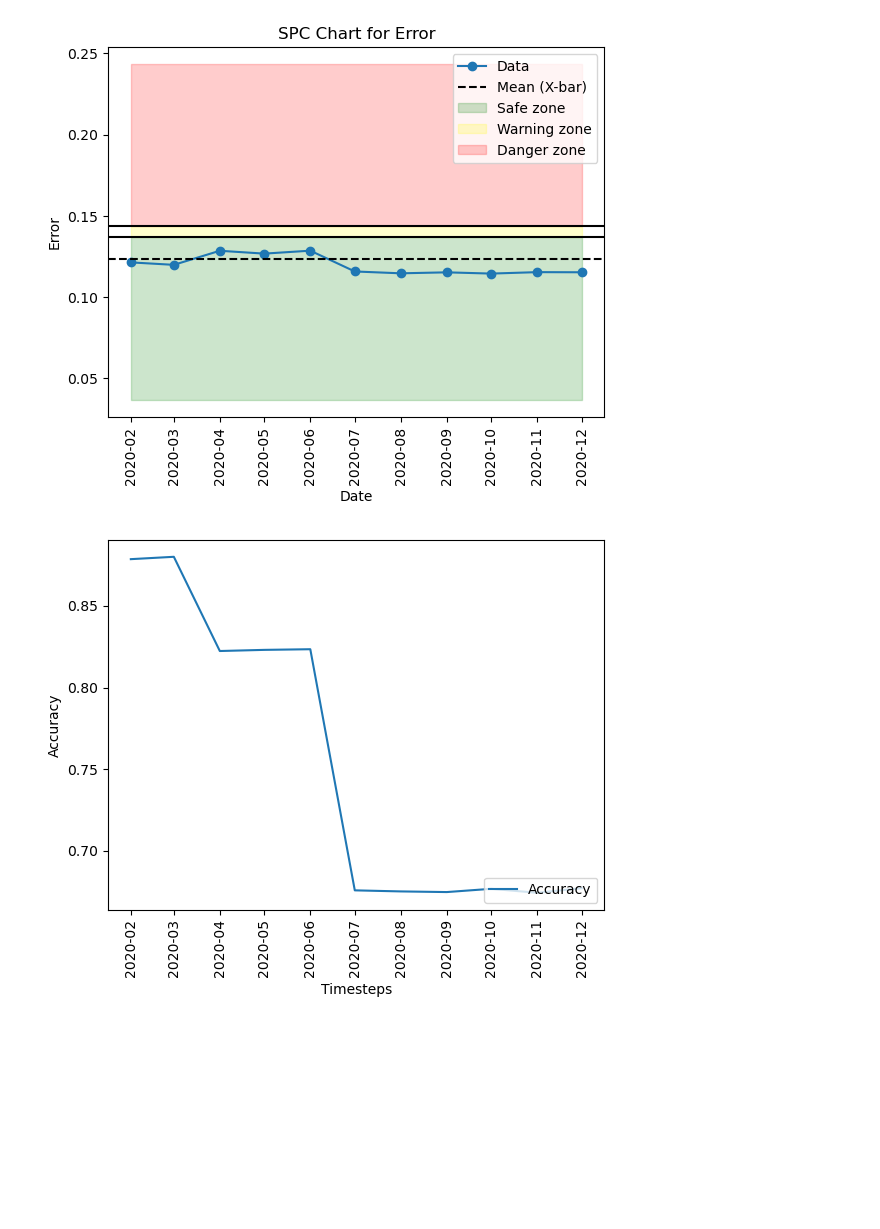
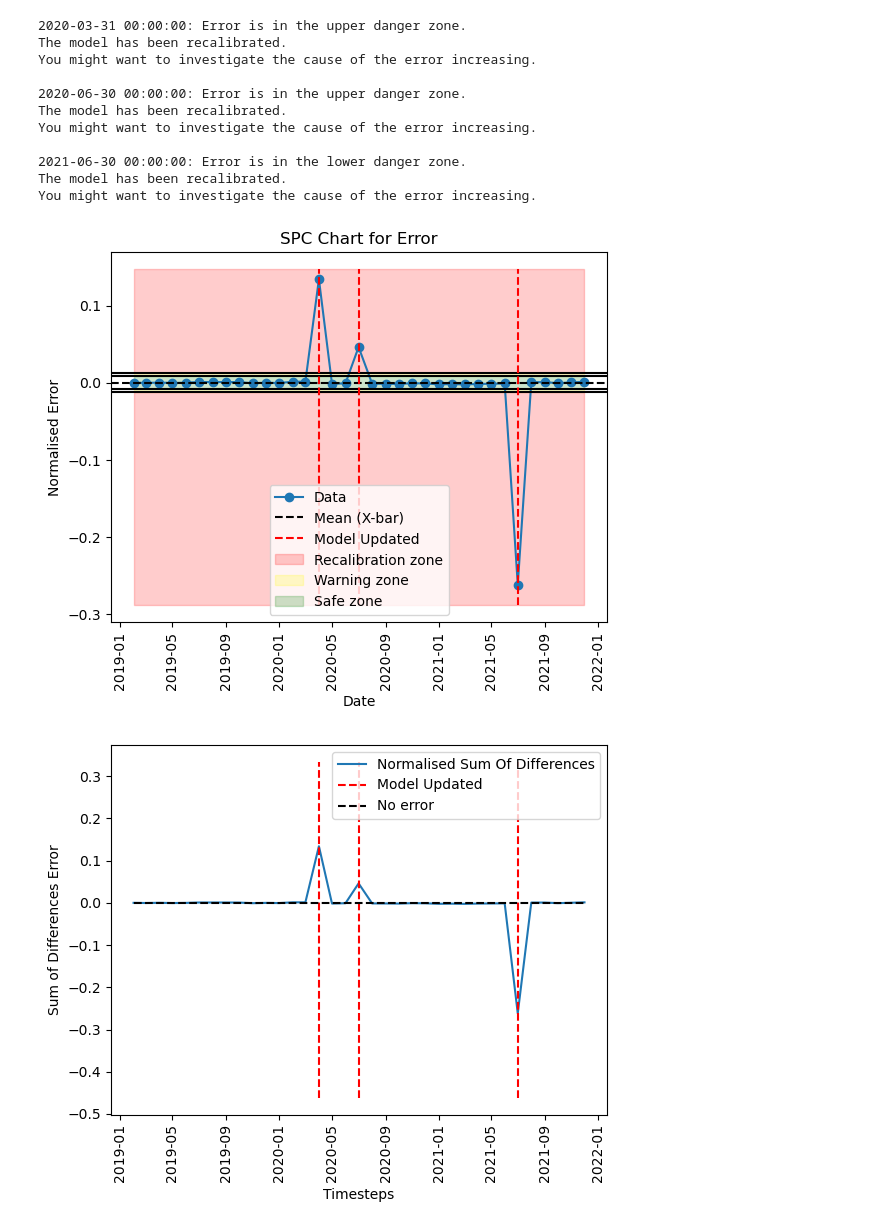
Before and after one commit to sdrelton/PREDICT, a Jupyter notebook: Examples/spc_covid_example.ipynb, the cells around one changed output. Cells and saved outputs as stored; diff of their text form; code cells hidden in the pictures; blank space fills up the shorter version.

```diff
--- a/Examples/spc_covid_example.ipynb
+++ b/Examples/spc_covid_example.ipynb
@@ -16,5 +37,4 @@ import matplotlib.pyplot as plt
 # %%
-# Initialize dictionary
 mydict = {
     'date': list(),
     'outcome': list(),
@@ -28,36 +48,43 @@ mydict = {
 np.random.seed(42)
 
 # Define date range and COVID shock periods
-startDate = pd.to_datetime('01-01-2020', dayfirst=True)
-endDate = pd.to_datetime('31-12-2020', dayfirst=True)
+startDate = pd.to_datetime('01-01-2019', dayfirst=True)  # Start a year before COVID
+endDate = pd.to_datetime('31-12-2021', dayfirst=True)  # Include recovery period after COVID
 switchDate = pd.to_datetime('01-03-2020', dayfirst=True)  # COVID starts spreading
 switchDate2 = pd.to_datetime('01-06-2020', dayfirst=True)  # Peak of the pandemic
+recoveryDate = pd.to_datetime('01-06-2021', dayfirst=True)  # Start of recovery phase
 numdays = (endDate - startDate).days
 switchDays = (switchDate - startDate).days
 switch2Days = (switchDate2 - startDate).days
+recoveryDays = (recoveryDate - startDate).days
 
 for i in range(numdays):
     curday = startDate + dt.timedelta(days=i)
 
-    age = np.random.normal(70, 5, 5000) # Mean age 70 years, std 5
-    systolic_bp = np.random.normal(120, 20, 5000) # Mean systolic blood pressure 120 mmHg, std 10
+    age = np.random.normal(70, 5, 5000)  # Mean age 70 years, std 5
+    systolic_bp = np.random.normal(120, 20, 5000)  # Mean systolic blood pressure 120 mmHg, std 10
+
     # Calculate baseline log-odds
     lp = -1.5 + 0.5 * (age - 70) / 5 + 2 * (systolic_bp - 120) / 10
     curpredictions = 1 / (1 + np.exp(-lp))  # Convert to probability
 
     # Simulate COVID effects
-    if i >= switchDays:
-        lp += 1.5  # Increase incidence due to initial COVID impact
-    if i >= switch2Days:
-        lp += 2.0  # Further increase as the pandemic peaks
+    if switchDays <= i < switch2Days:
+        lp += 1.5  # Initial impact of COVID
+    elif switch2Days <= i < recoveryDays:
+        lp += 2.0  # Peak of the pandemic
+    elif i >= recoveryDays:
+        lp -= 1.0  # Recovery period—improved health outcomes
 
     # Simulate flu symptoms
     if i < switchDays:
         flu_symptoms = np.random.binomial(1, 0.1, 5000)  # Low baseline prevalence
     elif i < switch2Days:
         flu_symptoms = np.random.binomial(1, 0.3, 5000)  # Increased prevalence during COVID spread
+    elif i < recoveryDays:
+        flu_symptoms = np.random.binomial(1, 0.5, 5000)  # Higher prevalence during pandemic peak
     else:
-        flu_symptoms = np.random.binomial(1, 0.5, 5000)  # Higher prevalence during pandemic peak
+        flu_symptoms = np.random.binomial(1, 0.2, 5000)  # Reduced prevalence during recovery
 
     # Generate outcomes
     curoutcomes = np.random.binomial(1, 1 / (1 + np.exp(-lp)))  # Simulate "heart attack" events
@@ -83,18 +122,28 @@ df.head()
 # %%
 model = RecalibratePredictions()
-model.trigger = SPCTrigger(model=model, input_data=df, numMonths=6)
+model.trigger = SPCTrigger(model=model, input_data=df, numMonths=3)
 
 mytest = PREDICT(data=df, model=model, startDate='min', endDate='max', timestep='month')
 mytest.addLogHook(Accuracy(model))
 mytest.addLogHook(CalibrationSlope(model))
 mytest.addLogHook(CITL(model))
-mytest.addLogHook(LogRegError(model))
+mytest.addLogHook(SumOfDiff(model))
 mytest.run()
 log = mytest.getLog()
 ErrorSPCPlot(log, model)
-AccuracyPlot(log)
-# CalibrationSlopePlot(log)
-# LogRegErrorPlot(log)
+NormalisedSumOfDiffPlot(log)
+CalibrationSlopePlot(log)
 # %% [output]
+2020-03-31 00:00:00: Error is in the upper danger zone.
+The model has been recalibrated.
+You might want to investigate the cause of the error increasing.
+
+2020-06-30 00:00:00: Error is in the upper danger zone.
+The model has been recalibrated.
+You might want to investigate the cause of the error increasing.
+
+2021-06-30 00:00:00: Error is in the lower danger zone.
+The model has been recalibrated.
+You might want to investigate the cause of the error increasing.
-[figure, old version]
+[figure, new version]
-[figure, old version]
+[figure, new version]
```
Also changed, not shown: parts of 10 cells of this notebook.
